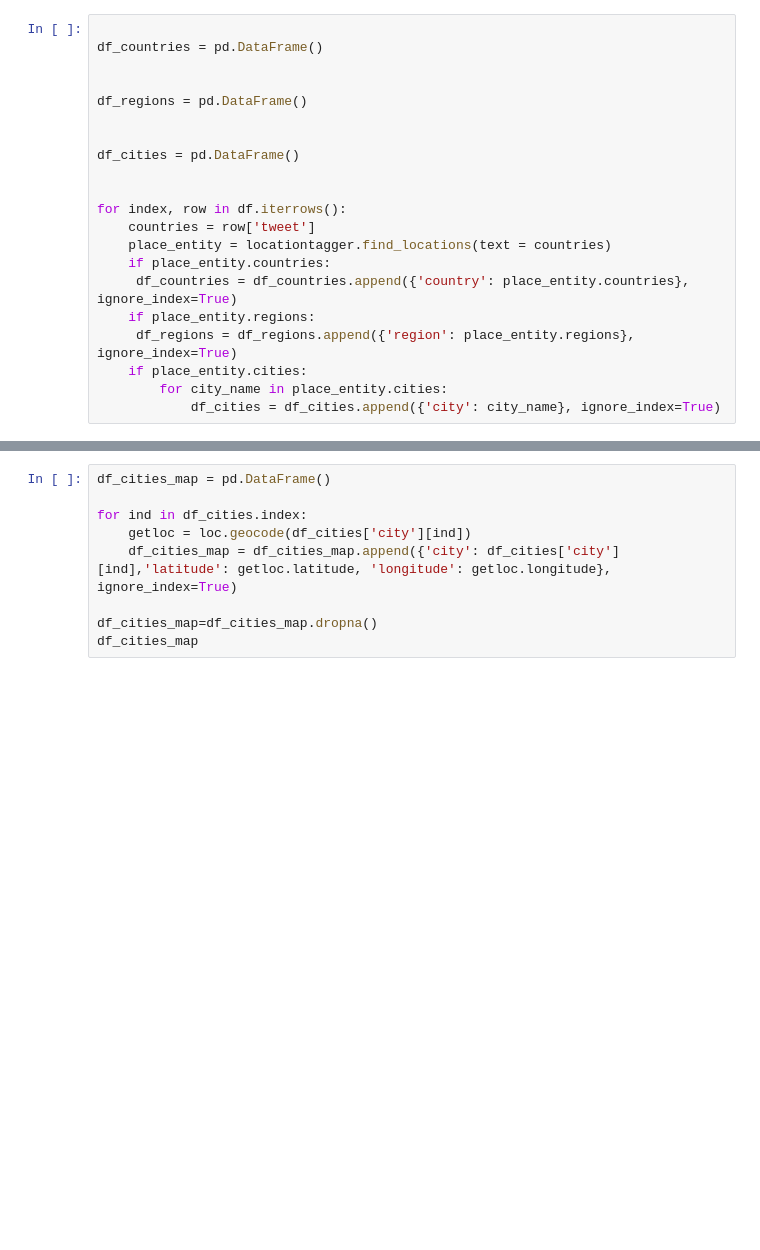
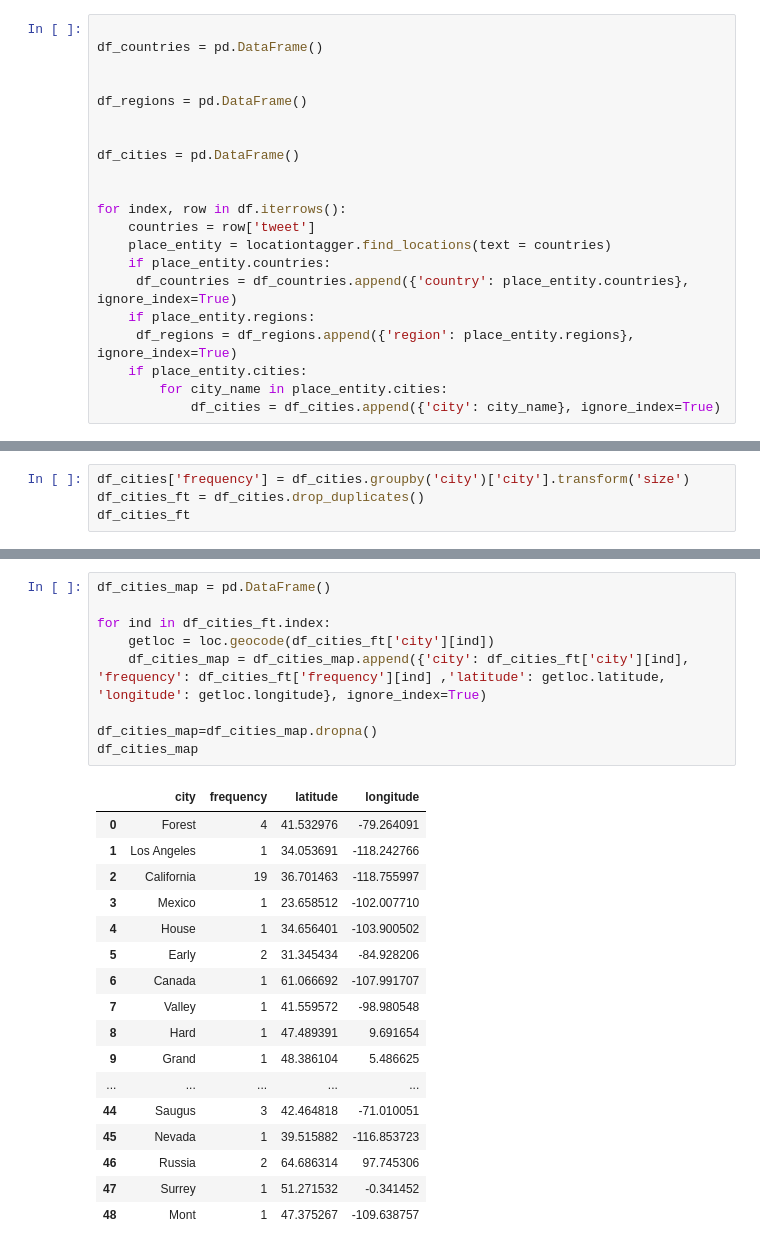
Before and after one commit to kelumKP/ForestFire_GeoSpatial, a Jupyter notebook: forest_fire_dates.ipynb, the cells around one changed output, grey strips where cells are left out. Saved outputs shown, nothing was run; the diff lists cells and outputs as text; blank space fills up the shorter version.

```diff
--- a/forest_fire_dates.ipynb
+++ b/forest_fire_dates.ipynb
@@ -116,0 +161,4 @@ df_cities.drop_duplicates(subset=['city'], keep=False)
+# %%
+df_cities['frequency'] = df_cities.groupby('city')['city'].transform('size')
+df_cities_ft = df_cities.drop_duplicates()
+df_cities_ft
@@ -122,9 +190,27 @@ print(loc)
 # %%
 df_cities_map = pd.DataFrame()
 
-for ind in df_cities.index:
-    getloc = loc.geocode(df_cities['city'][ind])
-    df_cities_map = df_cities_map.append({'city': df_cities['city'][ind],'latitude': getloc.latitude, 'longitude': getloc.longitude}, ignore_index=True)
+for ind in df_cities_ft.index:
+    getloc = loc.geocode(df_cities_ft['city'][ind])
+    df_cities_map = df_cities_map.append({'city': df_cities_ft['city'][ind], 'frequency': df_cities_ft['frequency'][ind] ,'latitude': getloc.latitude, 'longitude': getloc.longitude}, ignore_index=True)
 
 df_cities_map=df_cities_map.dropna()
 df_cities_map
+# %% [output]
+|  | city | frequency | latitude | longitude |
+| 0 | Forest | 4 | 41.532976 | -79.264091 |
+| 1 | Los Angeles | 1 | 34.053691 | -118.242766 |
+| 2 | California | 19 | 36.701463 | -118.755997 |
+| 3 | Mexico | 1 | 23.658512 | -102.007710 |
+| 4 | House | 1 | 34.656401 | -103.900502 |
+| 5 | Early | 2 | 31.345434 | -84.928206 |
+| 6 | Canada | 1 | 61.066692 | -107.991707 |
+| 7 | Valley | 1 | 41.559572 | -98.980548 |
+| 8 | Hard | 1 | 47.489391 | 9.691654 |
+| 9 | Grand | 1 | 48.386104 | 5.486625 |
+| ... | ... | ... | ... | ... |
+| 44 | Saugus | 3 | 42.464818 | -71.010051 |
+| 45 | Nevada | 1 | 39.515882 | -116.853723 |
+| 46 | Russia | 2 | 64.686314 | 97.745306 |
+| 47 | Surrey | 1 | 51.271532 | -0.341452 |
+| 48 | Mont | 1 | 47.375267 | -109.638757 |
```
Also changed, not shown: parts of 14 cells of this notebook.
